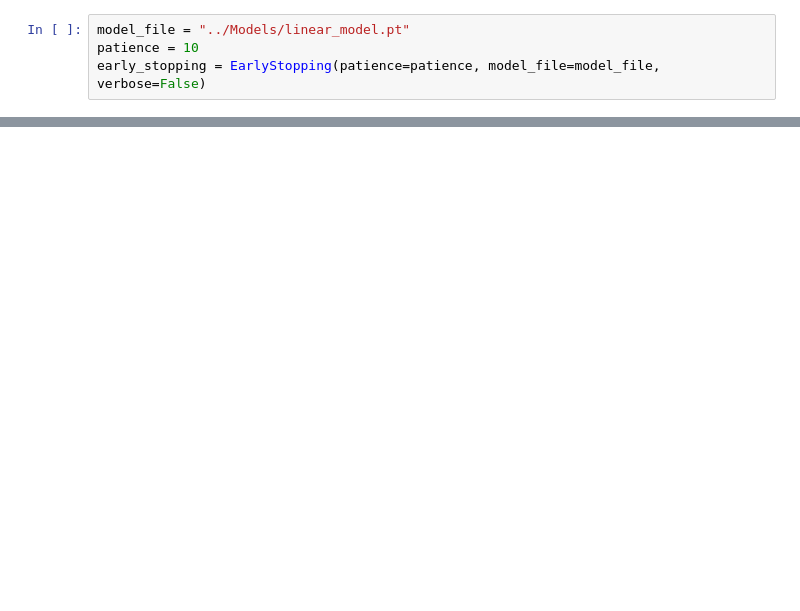
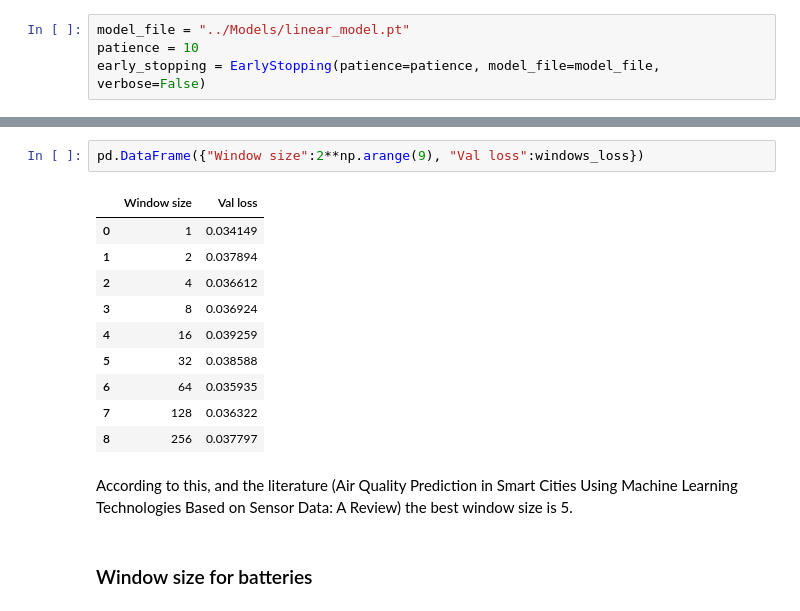
Before and after one commit to sebastianpinedaar/time-series-meta-learning, a Jupyter notebook: master-thesis/Code/window_size_validation.ipynb, the cells around one changed output, grey strips where cells are left out. Cells and saved outputs as stored; diff of their text form; blank space fills up the shorter version.

```diff
--- a/master-thesis/Code/window_size_validation.ipynb
+++ b/master-thesis/Code/window_size_validation.ipynb
@@ -157,0 +207,17 @@ val_loss
+# %%
+pd.DataFrame({"Window size":2**np.arange(9), "Val loss":windows_loss})
+# %% [output]
+|  | Window size | Val loss |
+| 0 | 1 | 0.034149 |
+| 1 | 2 | 0.037894 |
+| 2 | 4 | 0.036612 |
+| 3 | 8 | 0.036924 |
+| 4 | 16 | 0.039259 |
+| 5 | 32 | 0.038588 |
+| 6 | 64 | 0.035935 |
+| 7 | 128 | 0.036322 |
+| 8 | 256 | 0.037797 |
+# %% [markdown]
+According to this, and the literature (Air Quality Prediction in Smart Cities Using Machine Learning Technologies Based on Sensor Data: A Review) the best window size is 5.
+# %% [markdown]
+### Window size for batteries
```
Also changed, not shown: parts of 17 cells of this notebook, 10 other files.
